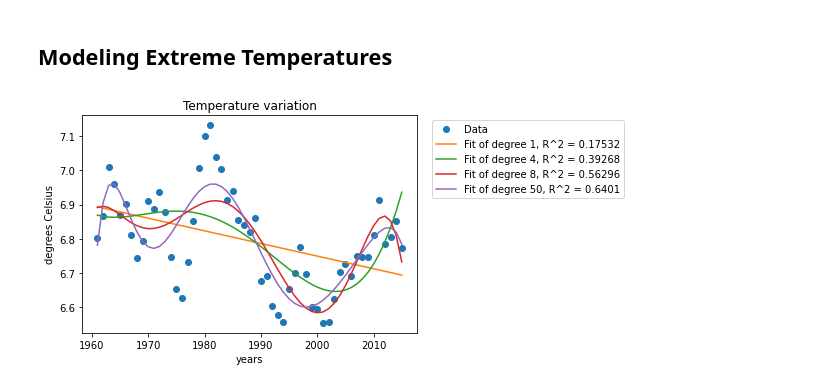
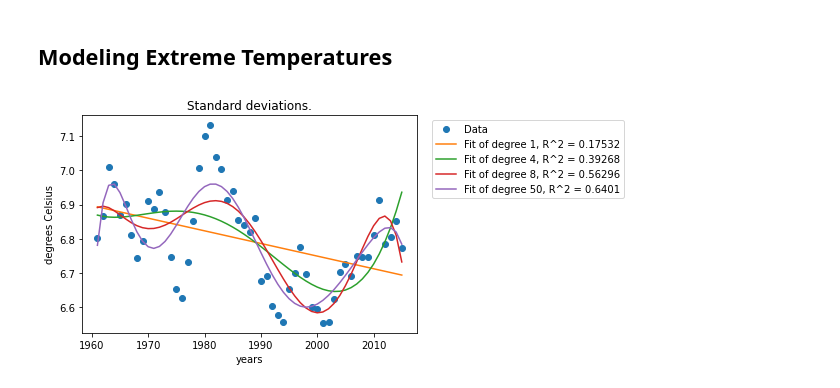
Before and after one commit to EarthAkkharawat/Modeling-global-warming, a Jupyter notebook: global-warming-model.ipynb, the cells around one changed output. Cells and saved outputs as stored; diff of their text form; code cells hidden in the pictures.

```diff
--- a/global-warming-model.ipynb
+++ b/global-warming-model.ipynb
@@ -235,12 +235,12 @@ def gen_std_devs(climate, multi_cities, years):
 # %%
 # temperature variation is getting narrower over these years.
 
 YEARS_INTERVAL = range(1961, 2016)
 
 std_devs = gen_std_devs(climate, CITIES, list(YEARS_INTERVAL))
 y = moving_average(std_devs, window_length = 5)
 x = np.array(list(YEARS_INTERVAL))
 models_std_devs = generate_models(x, y, [1,4,8,50])
-evaluate_models_on_training(x, y, models_std_devs, title = "Temperature variation")
+evaluate_models_on_training(x, y, models_std_devs, title = "Standard deviations.")
 # %% [output]
-[figure, old version]
+[figure, new version]
```
Also changed, not shown: 1 other file.
